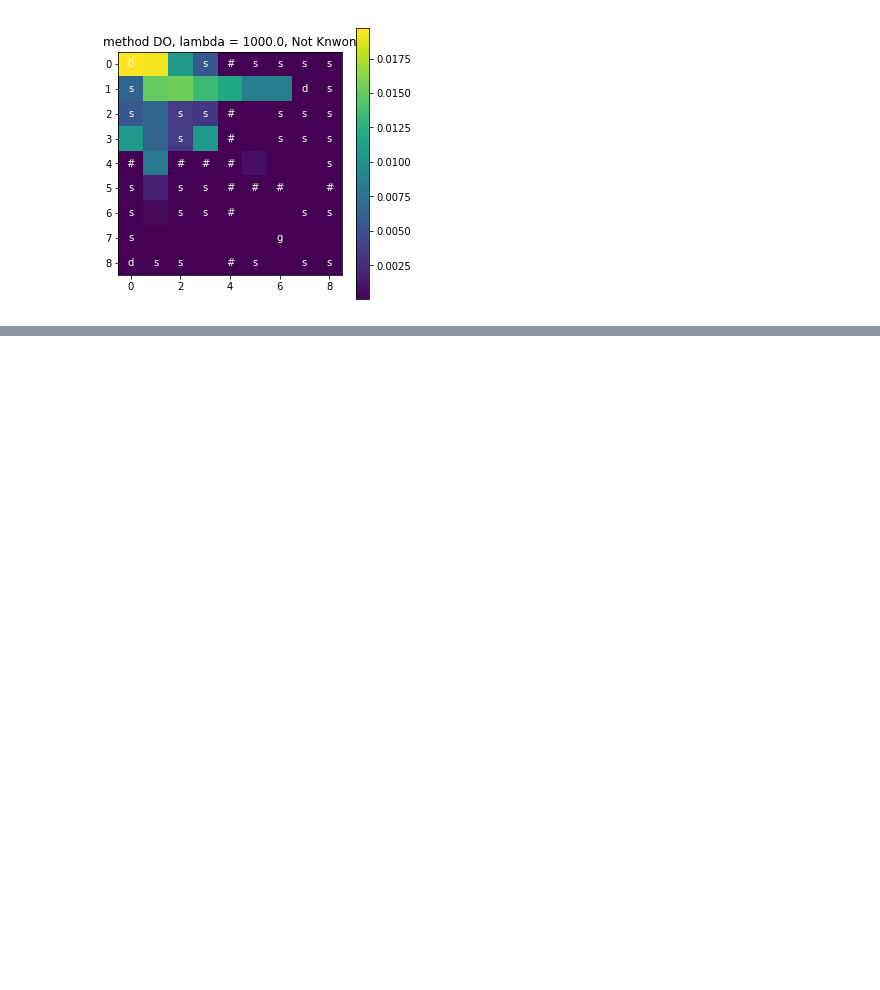
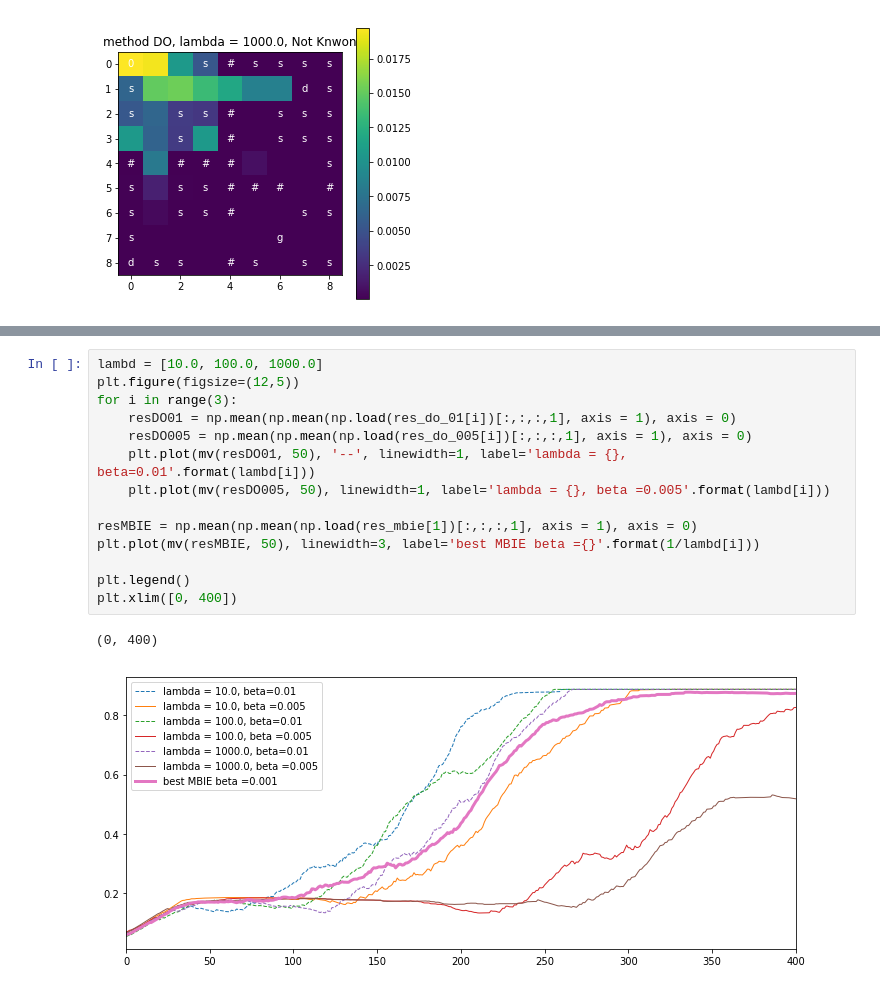
Before and after one commit to Rkeramati/crl, a Jupyter notebook: gridworld/An.ipynb, the cells around one changed output, grey strips where cells are left out. Cells and saved outputs as stored; diff of their text form; blank space fills up the shorter version.

```diff
--- a/gridworld/An.ipynb
+++ b/gridworld/An.ipynb
@@ -210,0 +257,17 @@ plt.plot(v2)
+# %%
+lambd = [10.0, 100.0, 1000.0]
+plt.figure(figsize=(12,5))
+for i in range(3):
+    resDO01 = np.mean(np.mean(np.load(res_do_01[i])[:,:,:,1], axis = 1), axis = 0)
+    resDO005 = np.mean(np.mean(np.load(res_do_005[i])[:,:,:,1], axis = 1), axis = 0)
+    plt.plot(mv(resDO01, 50), '--', linewidth=1, label='lambda = {}, beta=0.01'.format(lambd[i]))
+    plt.plot(mv(resDO005, 50), linewidth=1, label='lambda = {}, beta =0.005'.format(lambd[i]))
+
+resMBIE = np.mean(np.mean(np.load(res_mbie[1])[:,:,:,1], axis = 1), axis = 0)
+plt.plot(mv(resMBIE, 50), linewidth=3, label='best MBIE beta ={}'.format(1/lambd[i]))
+
+plt.legend()
+plt.xlim([0, 400])
+# %% [output]
+(0, 400)
+[figure, added]
```
Also changed, not shown: parts of 12 cells of this notebook, 8 other files.
